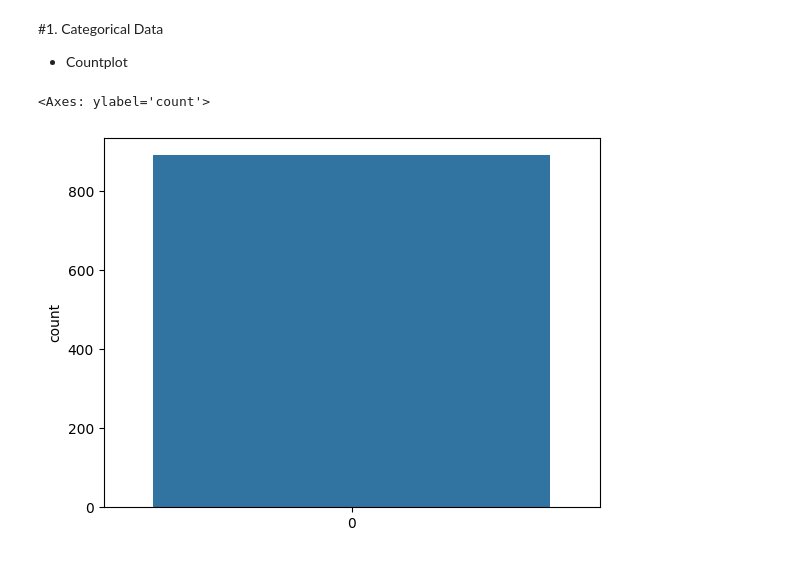
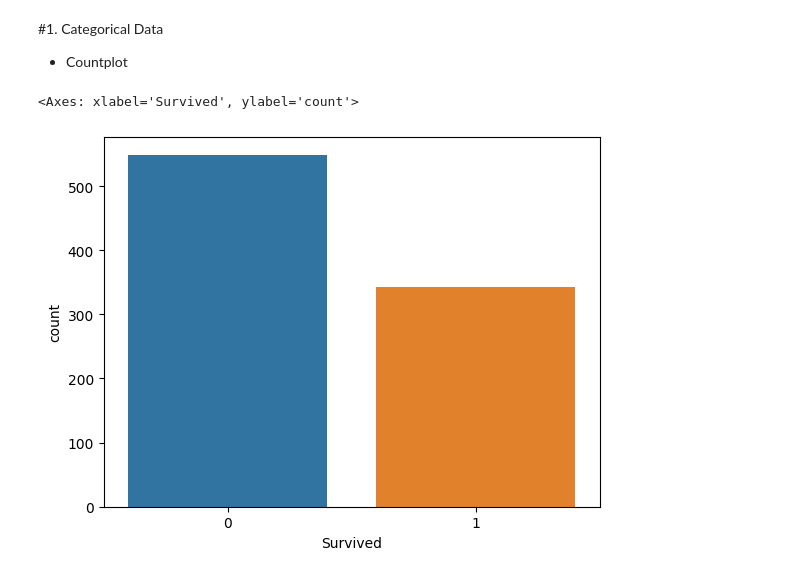
Before and after one commit to rani-sneha/DataScience01, a Jupyter notebook: 100-days-of-machine-learning/D1-D25/D19understanding_your_data.ipynb, the cells around one changed output. Saved outputs shown, nothing was run; the diff lists cells and outputs as text; code cells hidden in the pictures.

```diff
--- a/100-days-of-machine-learning/D1-D25/D19understanding_your_data.ipynb
+++ b/100-days-of-machine-learning/D1-D25/D19understanding_your_data.ipynb
@@ -145,7 +145,7 @@ df.head()
 #1. Categorical Data
 * Countplot
 # %%
-sns.countplot(df['Survived'])
+sns.countplot(x=df['Survived'])
 # %% [output]
-<Axes: ylabel='count'>
+<Axes: xlabel='Survived', ylabel='count'>
-[figure, old version]
+[figure, new version]
```
Also changed, not shown: parts of 19 cells of this notebook.
